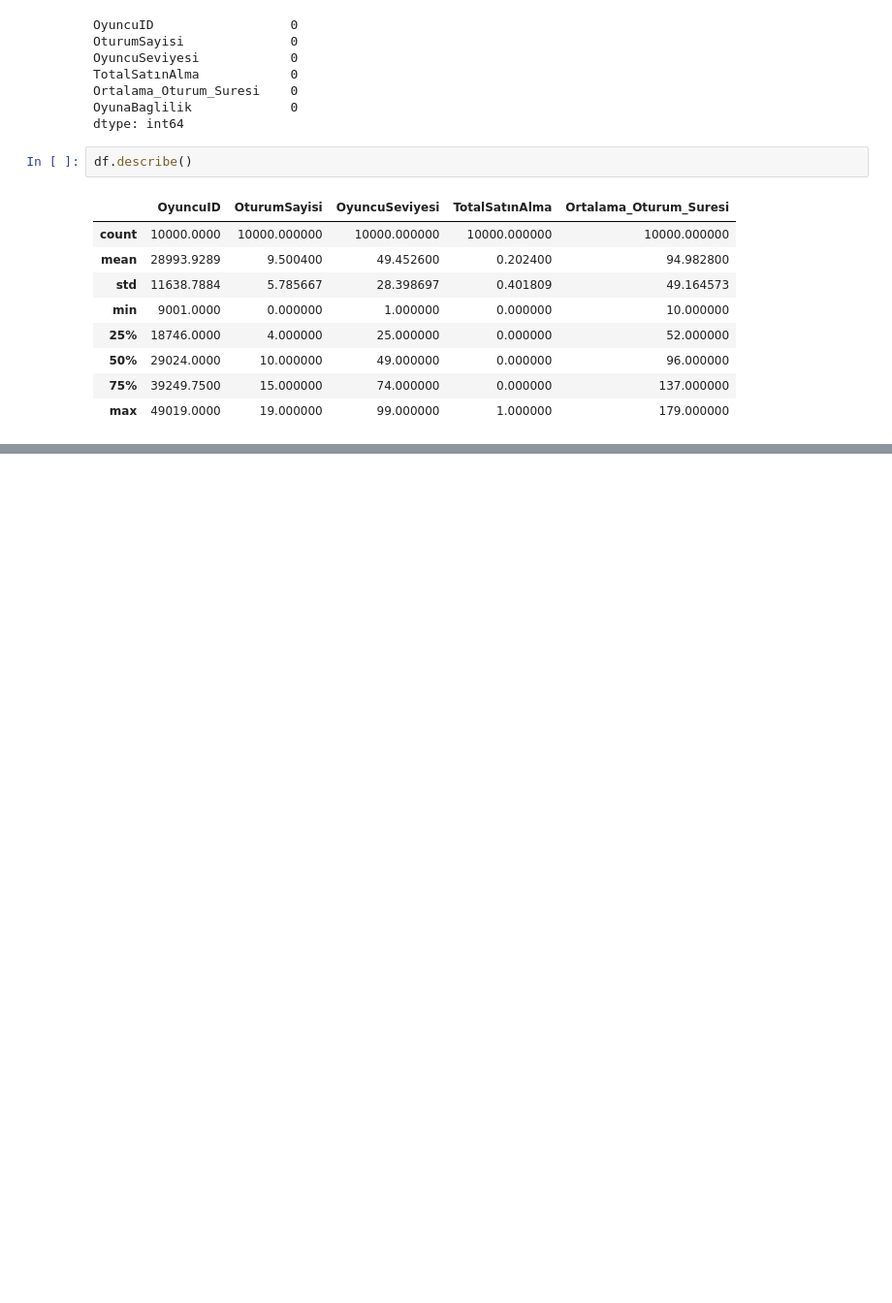
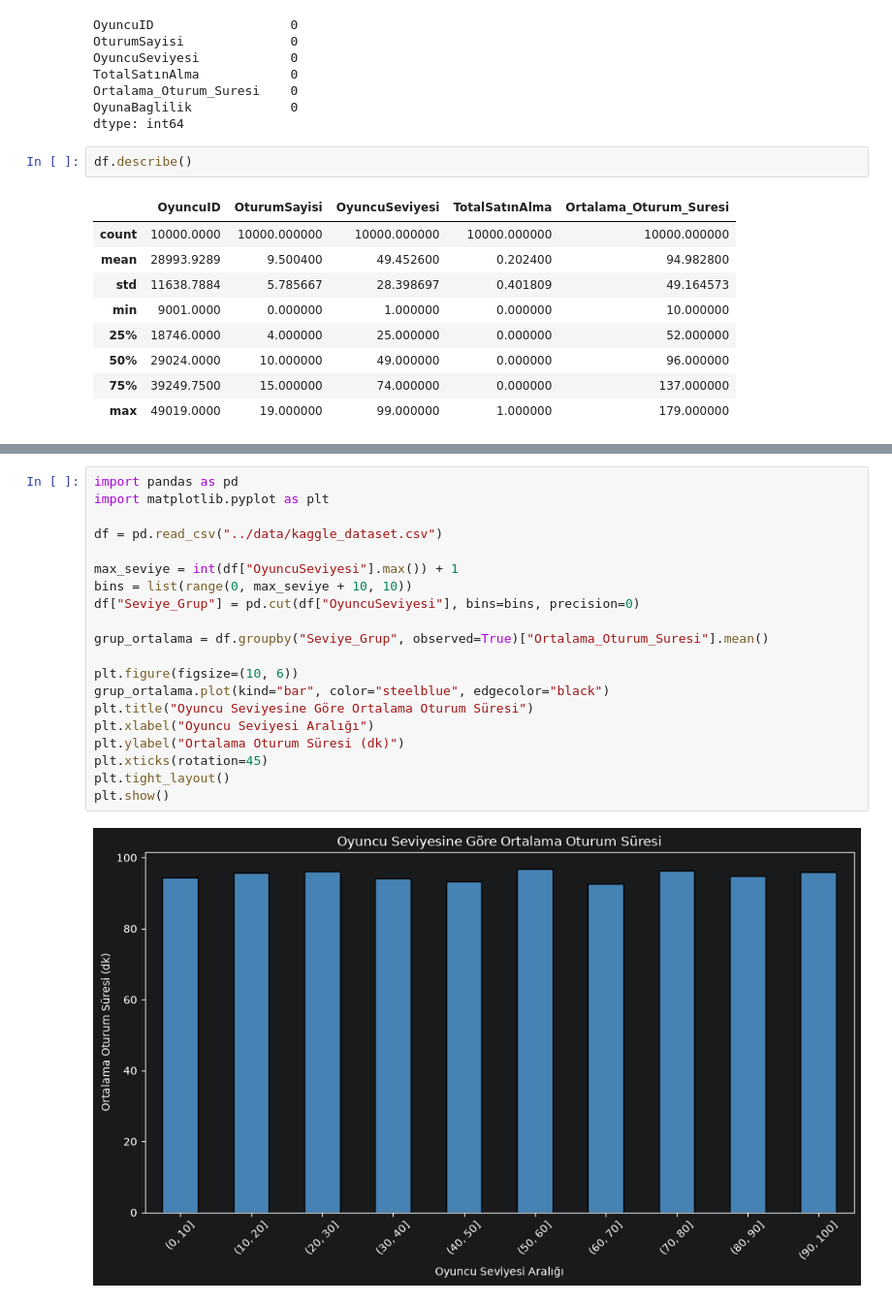
Before and after one commit to Eylulipekayd/Player-Churn-System, a Jupyter notebook: notebooks/kaggle_dataset_EDA.ipynb, the cells around one changed output, grey strips where cells are left out. Shown at 97% size. Saved outputs shown, nothing was run; the diff lists cells and outputs as text; blank space fills up the shorter version.

```diff
--- a/notebooks/kaggle_dataset_EDA.ipynb
+++ b/notebooks/kaggle_dataset_EDA.ipynb
@@ -34,0 +80,22 @@ df.describe()
+# %%
+import pandas as pd
+import matplotlib.pyplot as plt
+
+df = pd.read_csv("../data/kaggle_dataset.csv")
+
+max_seviye = int(df["OyuncuSeviyesi"].max()) + 1
+bins = list(range(0, max_seviye + 10, 10))
+df["Seviye_Grup"] = pd.cut(df["OyuncuSeviyesi"], bins=bins, precision=0)
+
+grup_ortalama = df.groupby("Seviye_Grup", observed=True)["Ortalama_Oturum_Suresi"].mean()
+
+plt.figure(figsize=(10, 6))
+grup_ortalama.plot(kind="bar", color="steelblue", edgecolor="black")
+plt.title("Oyuncu Seviyesine Göre Ortalama Oturum Süresi")
+plt.xlabel("Oyuncu Seviyesi Aralığı")
+plt.ylabel("Ortalama Oturum Süresi (dk)")
+plt.xticks(rotation=45)
+plt.tight_layout()
+plt.show()
+# %% [output]
+[figure, added]
```
Also changed, not shown: parts of 2 cells of this notebook.
